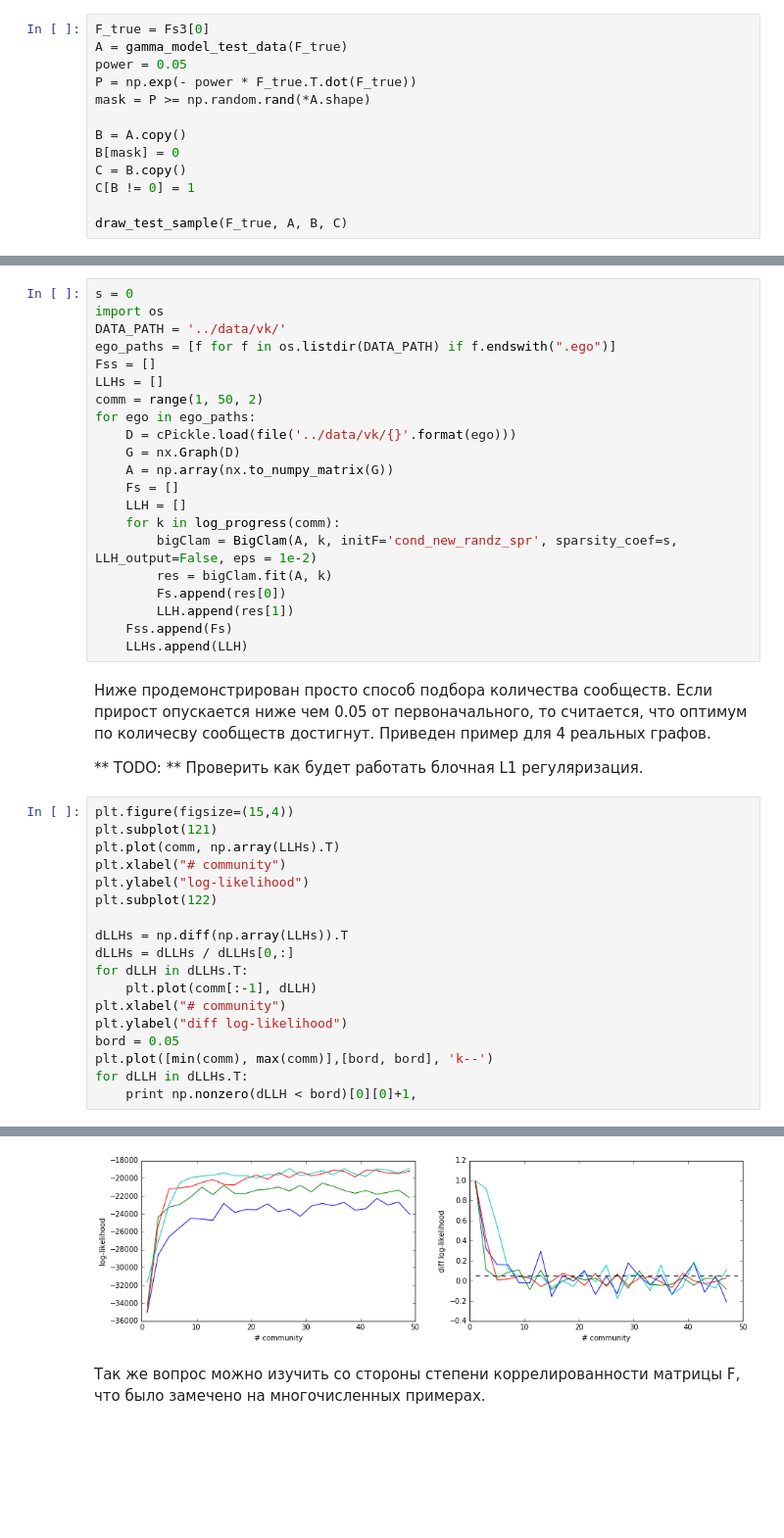
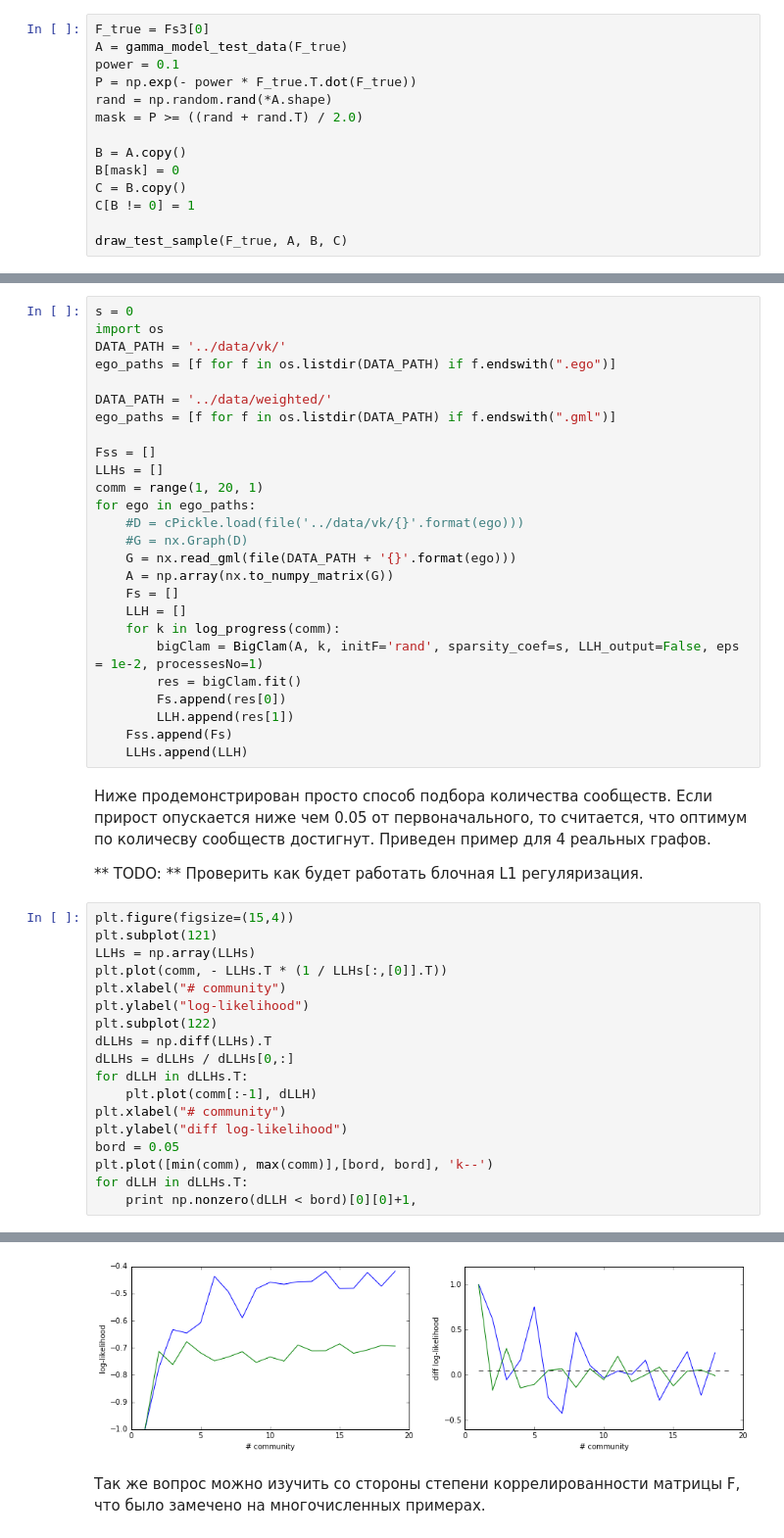
Before and after one commit to yangkuoone/WeiCLAM, a Jupyter notebook: code/Experiments.ipynb, the cells around one changed output, grey strips where cells are left out. Shown at 98% size. Cells and saved outputs as stored; diff of their text form; blank space fills up the shorter version.

```diff
--- a/code/Experiments.ipynb
+++ b/code/Experiments.ipynb
@@ -36,9 +36,10 @@ from Experiments import *
 # %%
 F_true = Fs3[0]
 A = gamma_model_test_data(F_true)
-power = 0.05
+power = 0.1
 P = np.exp(- power * F_true.T.dot(F_true))
-mask = P >= np.random.rand(*A.shape)
+rand = np.random.rand(*A.shape)
+mask = P >= ((rand + rand.T) / 2.0)
 
 B = A.copy()
 B[mask] = 0
@@ -404,18 +405,23 @@ s = 0
 import os
 DATA_PATH = '../data/vk/'
 ego_paths = [f for f in os.listdir(DATA_PATH) if f.endswith(".ego")]
+
+DATA_PATH = '../data/weighted/'
+ego_paths = [f for f in os.listdir(DATA_PATH) if f.endswith(".gml")]
+
 Fss = []
 LLHs = []
-comm = range(1, 50, 2)
+comm = range(1, 20, 1)
 for ego in ego_paths:
-    D = cPickle.load(file('../data/vk/{}'.format(ego)))
-    G = nx.Graph(D)
+    #D = cPickle.load(file('../data/vk/{}'.format(ego)))
+    #G = nx.Graph(D)
+    G = nx.read_gml(file(DATA_PATH + '{}'.format(ego)))
     A = np.array(nx.to_numpy_matrix(G))
     Fs = []
     LLH = []
     for k in log_progress(comm):
-        bigClam = BigClam(A, k, initF='cond_new_randz_spr', sparsity_coef=s, LLH_output=False, eps = 1e-2)
-        res = bigClam.fit(A, k)
+        bigClam = BigClam(A, k, initF='rand', sparsity_coef=s, LLH_output=False, eps = 1e-2, processesNo=1)
+        res = bigClam.fit()
         Fs.append(res[0])
         LLH.append(res[1])
     Fss.append(Fs)
@@ -427,12 +433,12 @@ for ego in ego_paths:
 # %%
 plt.figure(figsize=(15,4))
 plt.subplot(121)
-plt.plot(comm, np.array(LLHs).T)
+LLHs = np.array(LLHs)
+plt.plot(comm, - LLHs.T * (1 / LLHs[:,[0]].T))
 plt.xlabel("# community")
 plt.ylabel("log-likelihood")
 plt.subplot(122)
-
-dLLHs = np.diff(np.array(LLHs)).T
+dLLHs = np.diff(LLHs).T
 dLLHs = dLLHs / dLLHs[0,:]
 for dLLH in dLLHs.T:
     plt.plot(comm[:-1], dLLH)
@@ -447,4 +453,4 @@ for dLLH in dLLHs.T:
-[figure, old version]
+[figure, new version]
 # %% [markdown]
 Так же вопрос можно изучить со стороны степени коррелированности матрицы F, что было замечено на многочисленных примерах.
 # %%
```
Also changed, not shown: parts of 28 cells of this notebook, 4 other files.
